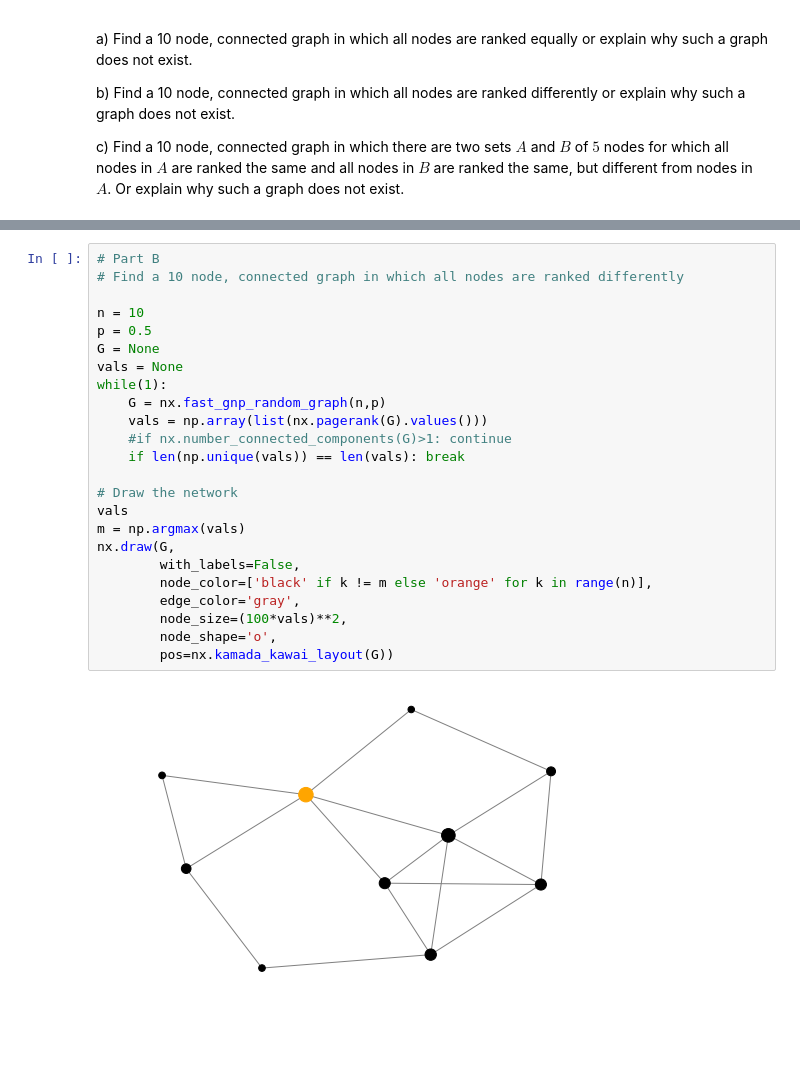
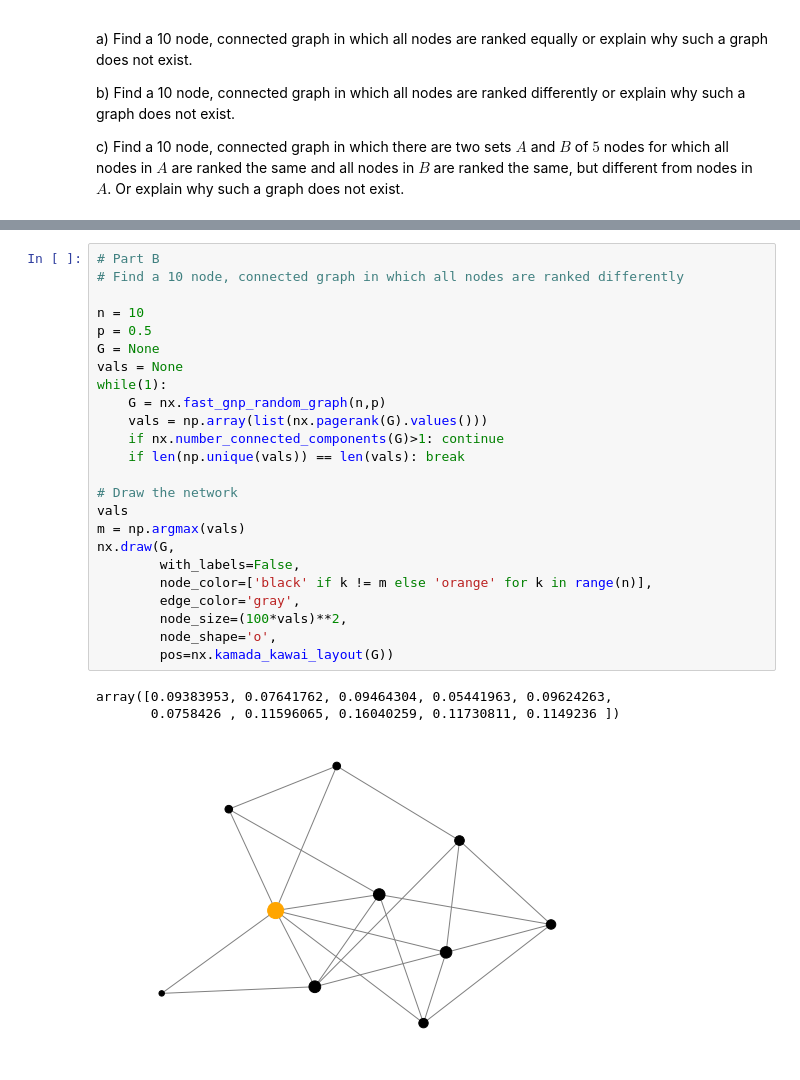
Before and after one commit to kegedy/EE502P, a Jupyter notebook: hw/kevin/HW08.ipynb, the cells around one changed output, grey strips where cells are left out. Drawn from its saved outputs; the diff is of its cells as text; blank space fills up the shorter version.

```diff
--- a/hw/kevin/HW08.ipynb
+++ b/hw/kevin/HW08.ipynb
@@ -687,29 +744,31 @@ nx.draw(G,
 # %%
 # Part B
 # Find a 10 node, connected graph in which all nodes are ranked differently
 
 n = 10
 p = 0.5
 G = None
 vals = None
 while(1):
     G = nx.fast_gnp_random_graph(n,p)
     vals = np.array(list(nx.pagerank(G).values()))
-    #if nx.number_connected_components(G)>1: continue
+    if nx.number_connected_components(G)>1: continue
     if len(np.unique(vals)) == len(vals): break
 
 # Draw the network
 vals
 m = np.argmax(vals)
 nx.draw(G,
         with_labels=False,
         node_color=['black' if k != m else 'orange' for k in range(n)],
         edge_color='gray',
         node_size=(100*vals)**2,
         node_shape='o',
         pos=nx.kamada_kawai_layout(G))
 # %% [output]
+array([0.09383953, 0.07641762, 0.09464304, 0.05441963, 0.09624263,
+       0.0758426 , 0.11596065, 0.16040259, 0.11730811, 0.1149236 ])
-[figure, old version]
+[figure, new version]
 # %%
 # Part C
 # Find a 10 node, connected graph in which there are two sets 𝐴 and 𝐵 of 5 nodes
```
Also changed, not shown: parts of 10 cells of this notebook.
